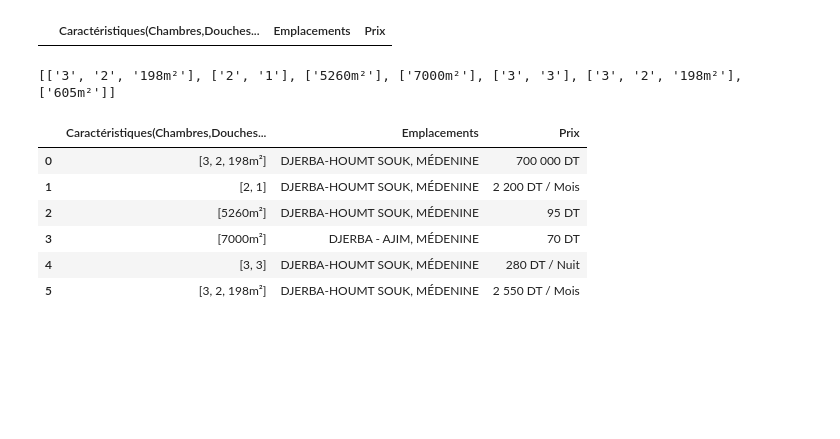
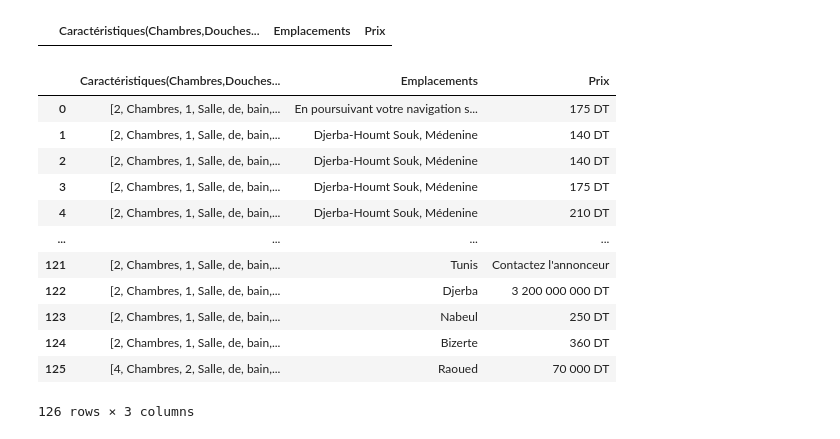
Before and after one commit to hechmi10/ProjetBigData, a Jupyter notebook: Projet Big Data.ipynb, the cells around one changed output. Cells and saved outputs as stored; diff of their text form; code cells hidden in the pictures; blank space fills up the shorter version.

```diff
--- a/Projet Big Data.ipynb
+++ b/Projet Big Data.ipynb
@@ -26,40 +43,50 @@ prix = driver.find_elements(By.CLASS_NAME, 'item-box-price')
-# %%
-caracteristiques_list=[]
-for l in caracteristiques:
-    caracteristiques_list.append(l.text.split())
-print(caracteristiques_list)
-chambres_list=[]
-for m in caracteristiques_list:
-    for c in m:
-
-        chambres_list.append(c)
-douches_list=[]
-for n in caracteristiques_list:
-    for d in n:
-        douches_list.append(d)
-surfaces_list=[]
-for o in caracteristiques_list:
-    for s in o:
-        surfaces_list.append(s)
-emplacements_list=[]
-for e in emplacements:
-    emplacements_list.append(e.text.strip())
-prix_list=[]
-for p in prix:
-    prix_list.append(p.text.strip())
-# %% [output]
-[['3', '2', '198m²'], ['2', '1'], ['5260m²'], ['7000m²'], ['3', '3'], ['3', '2', '198m²'], ['605m²']]
+# %%
+page_range = range(1, 3)
+appartements_url = "https://www.menzili.tn/immo/appartement-tunisie?l=0&page={}&tri=1"
+maisons_url = "https://www.menzili.tn/immo/maison-tunisie?l=0&page={}&tri=1"
+terrains_url = "https://www.menzili.tn/immo/terrain-tunisie?l=0&page={}&tri=1"
+# %%
+caracteristiques_appartements, emplacements_appartements, prix_appartements = extraire_donnees(appartements_url, page_range)
+caracteristiques_maisons, emplacements_maisons, prix_maisons = extraire_donnees(maisons_url, page_range)
+caracteristiques_terrains, emplacements_terrains, prix_terrains = extraire_donnees(terrains_url, page_range)
 # %%
+for a in caracteristiques_appartements:
+    caracteristiques_list.append(a.split())
+for m in caracteristiques_maisons:
+    caracteristiques_list.append(m.split())
+for t in caracteristiques_terrains:
+    caracteristiques_list.append(t.split())
+
+for ea in emplacements_appartements:
+    emplacements_list.append(ea.strip())
+for em in emplacements_maisons:
+    emplacements_list.append(em.strip())
+for et in emplacements_terrains:
+    emplacements_list.append(et.strip())
+
+for pa in prix_appartements:
+    prix_list.append(pa.strip())
+for pm in prix_maisons:
+    prix_list.append(pm.strip())
+for pt in prix_terrains:
+    prix_list.append(pt.strip())
+
 data_tuples=list(zip(caracteristiques_list,emplacements_list,prix_list))
 pd.DataFrame(data_tuples,columns=["Caractéristiques(Chambres,Douches et Surfaces)","Emplacements","Prix"])
 # %% [output]
 |  | Caractéristiques(Chambres,Douches... | Emplacements | Prix |
-| 0 | [3, 2, 198m²] | DJERBA-HOUMT SOUK, MÉDENINE | 700 000 DT |
-| 1 | [2, 1] | DJERBA-HOUMT SOUK, MÉDENINE | 2 200 DT / Mois |
-| 2 | [5260m²] | DJERBA-HOUMT SOUK, MÉDENINE | 95 DT |
-| 3 | [7000m²] | DJERBA - AJIM, MÉDENINE | 70 DT |
-| 4 | [3, 3] | DJERBA-HOUMT SOUK, MÉDENINE | 280 DT / Nuit |
-| 5 | [3, 2, 198m²] | DJERBA-HOUMT SOUK, MÉDENINE | 2 550 DT / Mois |
+| 0 | [2, Chambres, 1, Salle, de, bain,... | En poursuivant votre navigation s... | 175 DT |
+| 1 | [2, Chambres, 1, Salle, de, bain,... | Djerba-Houmt Souk, Médenine | 140 DT |
+| 2 | [2, Chambres, 1, Salle, de, bain,... | Djerba-Houmt Souk, Médenine | 140 DT |
+| 3 | [2, Chambres, 1, Salle, de, bain,... | Djerba-Houmt Souk, Médenine | 175 DT |
+| 4 | [2, Chambres, 1, Salle, de, bain,... | Djerba-Houmt Souk, Médenine | 210 DT |
+| ... | ... | ... | ... |
+| 121 | [2, Chambres, 1, Salle, de, bain,... | Tunis | Contactez l'annonceur |
+| 122 | [2, Chambres, 1, Salle, de, bain,... | Djerba | 3 200 000 000 DT |
+| 123 | [2, Chambres, 1, Salle, de, bain,... | Nabeul | 250 DT |
+| 124 | [2, Chambres, 1, Salle, de, bain,... | Bizerte | 360 DT |
+| 125 | [4, Chambres, 2, Salle, de, bain,... | Raoued | 70 000 DT |
+126 rows × 3 columns
 # %%
 client=MongoClient('mongodb://localhost:27017/')
 annonces=[{"Caracteristiques(Chambres,Douches,Surface)":caracteristique,"Emplacements":emplacement,"Prix":prix} for caracteristique,emplacement,prix in zip(caracteristiques_list,emplacements_list,prix_list)]
```
Also changed, not shown: parts of 6 cells of this notebook.
